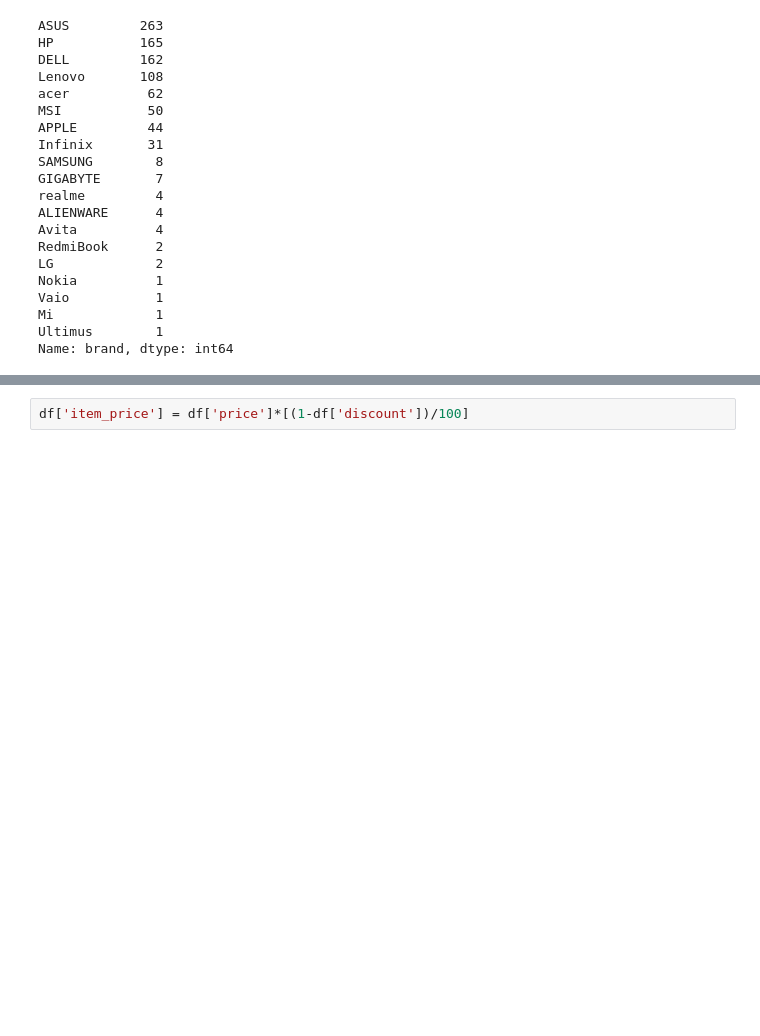
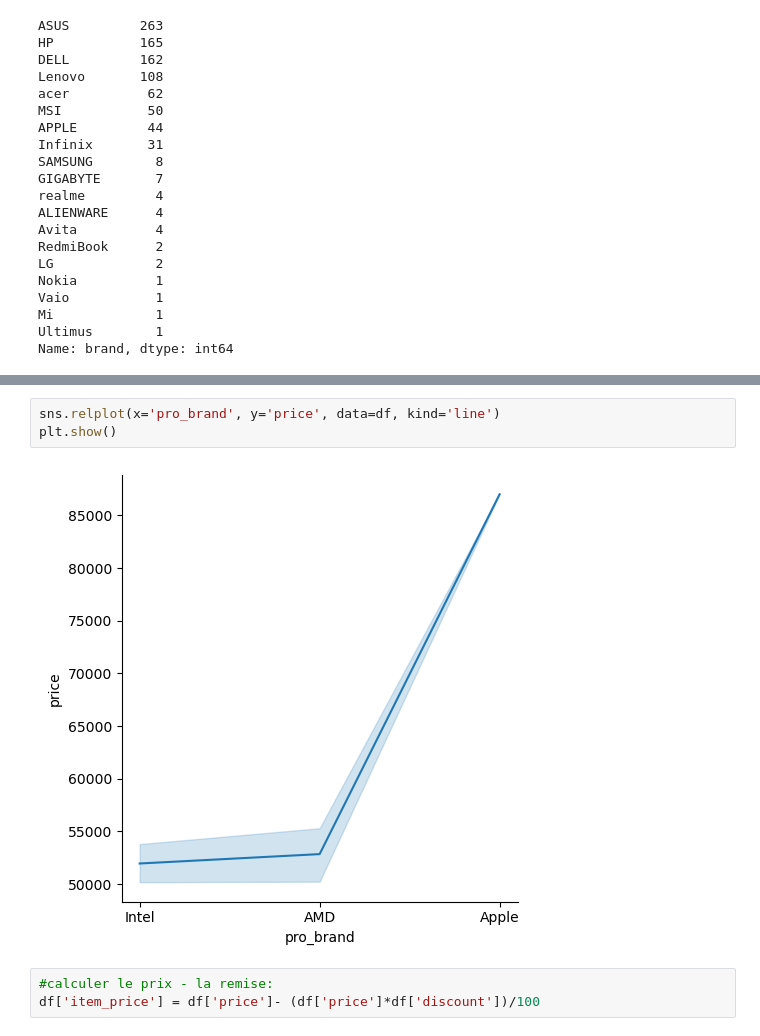
Before and after one commit to SOUMMAR91/Greta, a Jupyter notebook: Laptops_SOUMMAR_Soumia.ipynb, the cells around one changed output, grey strips where cells are left out. Saved outputs shown, nothing was run; the diff lists cells and outputs as text; blank space fills up the shorter version.

```diff
--- a/Laptops_SOUMMAR_Soumia.ipynb
+++ b/Laptops_SOUMMAR_Soumia.ipynb
@@ -237,2 +320,8 @@ NameError: name 'df_filter' is not defined
+# %%
+sns.relplot(x='pro_brand', y='price', data=df, kind='line')
+plt.show()
+# %% [output]
+[figure, added]
 # %%
-df['item_price'] = df['price']*[(1-df['discount'])/100]
+#calculer le prix - la remise:
+df['item_price'] = df['price']- (df['price']*df['discount'])/100
```
Also changed, not shown: parts of 21 cells of this notebook.
